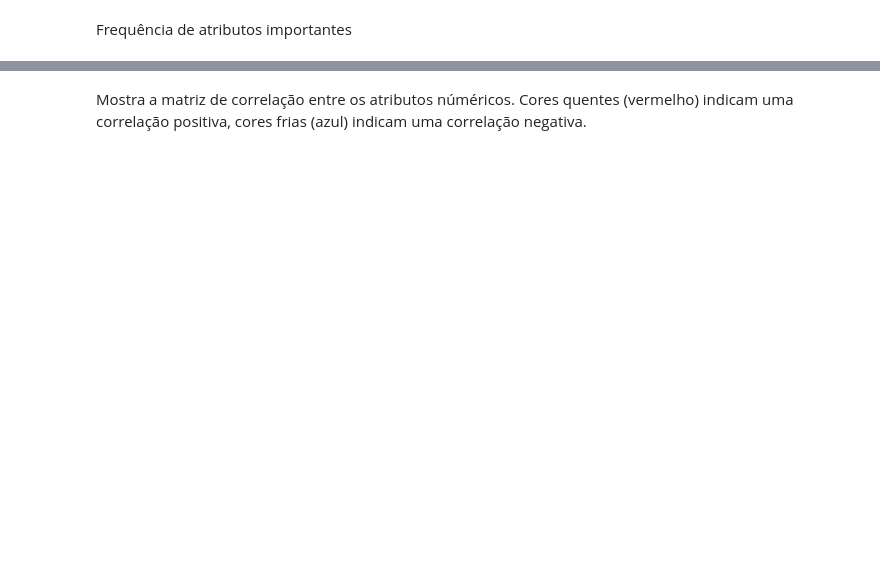
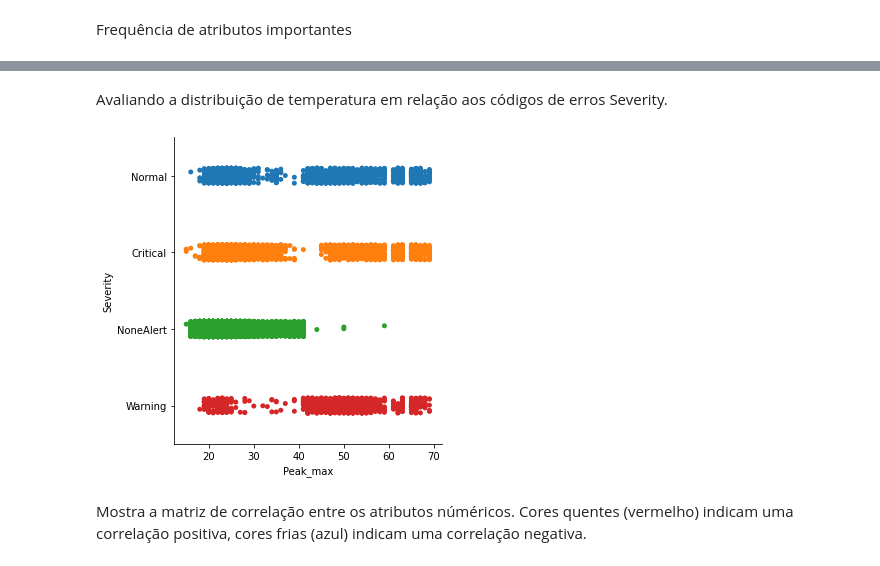
Before and after one commit to RomulosDS/TCC, a Jupyter notebook: tcc.ipynb, the cells around one changed output, grey strips where cells are left out. Drawn from its saved outputs; the diff is of its cells as text; code cells hidden in the pictures; blank space fills up the shorter version.

```diff
--- a/tcc.ipynb
+++ b/tcc.ipynb
@@ -242,3 +232,9 @@ TempSala = sns.countplot(merged['TempSala'])
+# %% [markdown]
+Avaliando a distribuição de temperatura em relação aos códigos de erros Severity.
+# %%
+sns.catplot(x="Peak_max", y="Severity", data=merged);
+# %% [output]
+[figure, added]
 # %% [markdown]
 Mostra a matriz de correlação entre os atributos núméricos. Cores quentes (vermelho) indicam uma correlação positiva, cores frias (azul) indicam uma correlação negativa.
 # %%
```
Also changed, not shown: parts of 47 cells of this notebook, 1 other file.
